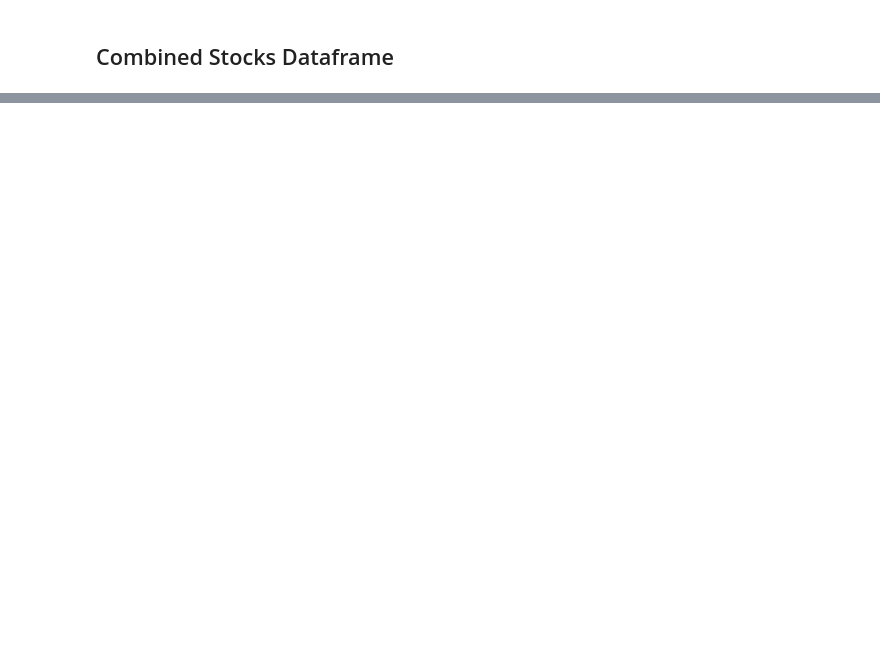
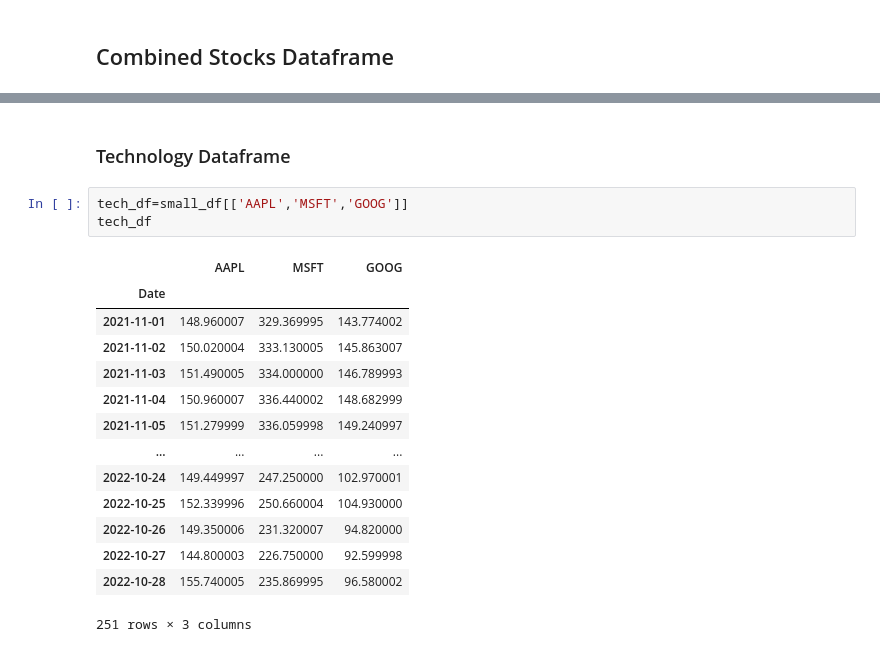
Before and after one commit to kaylah176/Project1, a Jupyter notebook: Project 1 .ipynb, the cells around one changed output, grey strips where cells are left out. Drawn from its saved outputs; the diff is of its cells as text; blank space fills up the shorter version.

```diff
--- a/Project 1 .ipynb
+++ b/Project 1 .ipynb
@@ -628,0 +441,20 @@ custom_portfolio_df.head()
+# %% [markdown]
+### Technology Dataframe
+# %%
+tech_df=small_df[['AAPL','MSFT','GOOG']]
+tech_df
+# %% [output]
+|  | AAPL | MSFT | GOOG |
+| Date |  |  |  |
+| 2021-11-01 | 148.960007 | 329.369995 | 143.774002 |
+| 2021-11-02 | 150.020004 | 333.130005 | 145.863007 |
+| 2021-11-03 | 151.490005 | 334.000000 | 146.789993 |
+| 2021-11-04 | 150.960007 | 336.440002 | 148.682999 |
+| 2021-11-05 | 151.279999 | 336.059998 | 149.240997 |
+| ... | ... | ... | ... |
+| 2022-10-24 | 149.449997 | 247.250000 | 102.970001 |
+| 2022-10-25 | 152.339996 | 250.660004 | 104.930000 |
+| 2022-10-26 | 149.350006 | 231.320007 | 94.820000 |
+| 2022-10-27 | 144.800003 | 226.750000 | 92.599998 |
+| 2022-10-28 | 155.740005 | 235.869995 | 96.580002 |
+251 rows × 3 columns
```
Also changed, not shown: parts of 39 cells of this notebook.
